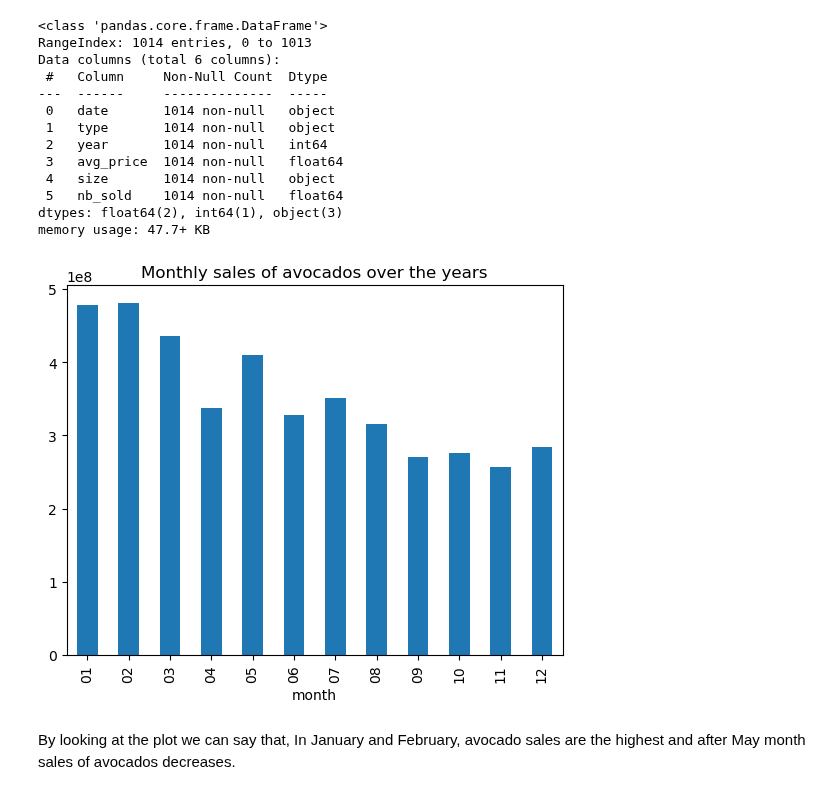
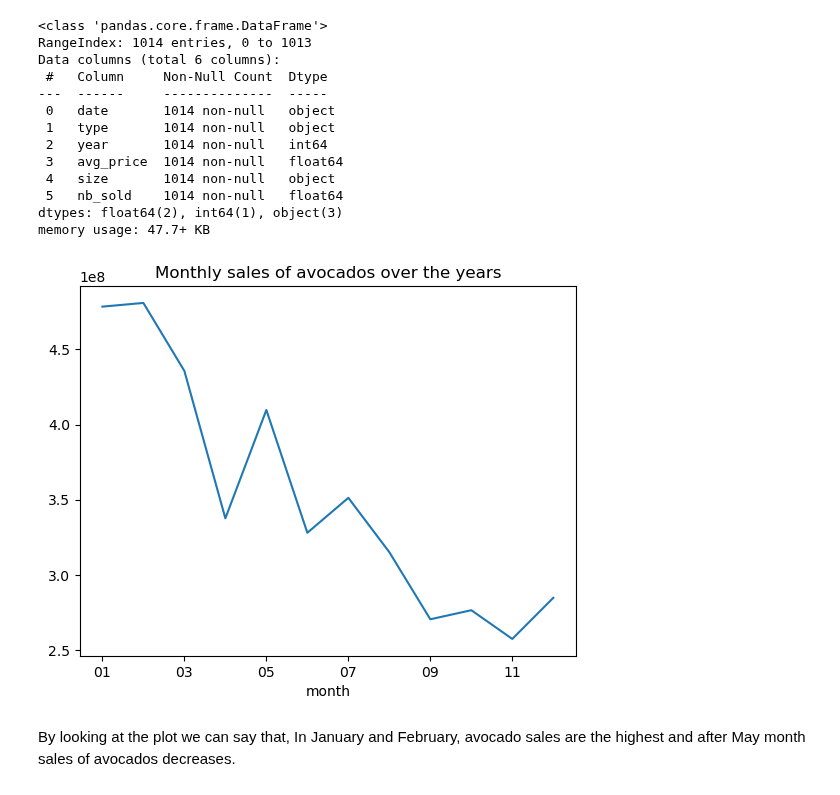
Before and after one commit to S827/python-programs, a Jupyter notebook: EDAPractice/DMWithPandas/CH4_CreatingAndVisualizingDataframes/4.1_VisualizingData.ipynb, the cells around one changed output. Saved outputs shown, nothing was run; the diff lists cells and outputs as text; code cells hidden in the pictures.

```diff
--- a/EDAPractice/DMWithPandas/CH4_CreatingAndVisualizingDataframes/4.1_VisualizingData.ipynb
+++ b/EDAPractice/DMWithPandas/CH4_CreatingAndVisualizingDataframes/4.1_VisualizingData.ipynb
@@ -73,8 +78,8 @@ memory usage: 47.7+ KB
 # %%
 avocado['month'] = avocado['date'].str[5:7]
 avocado_month = avocado.groupby('month')['nb_sold'].sum()
-avocado_month.plot(x='month', y = 'nb_sold', kind='bar', title='Monthly sales of avocados over the years');
+avocado_month.plot(x='month', y = 'nb_sold', kind='line', title='Monthly sales of avocados over the years');
 # %% [output]
-[figure, old version]
+[figure, new version]
 # %% [markdown]
  By looking at the plot we can say that, In January and February, avocado sales are the highest and after May month sales of avocados decreases.
```
Also changed, not shown: parts of 6 cells of this notebook.
